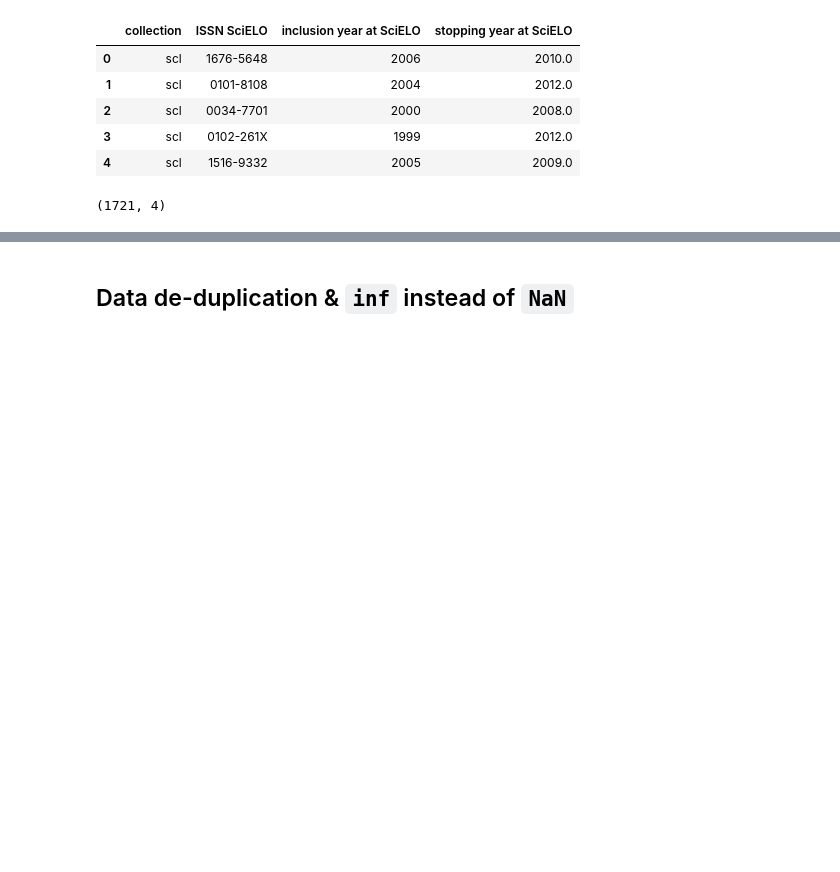
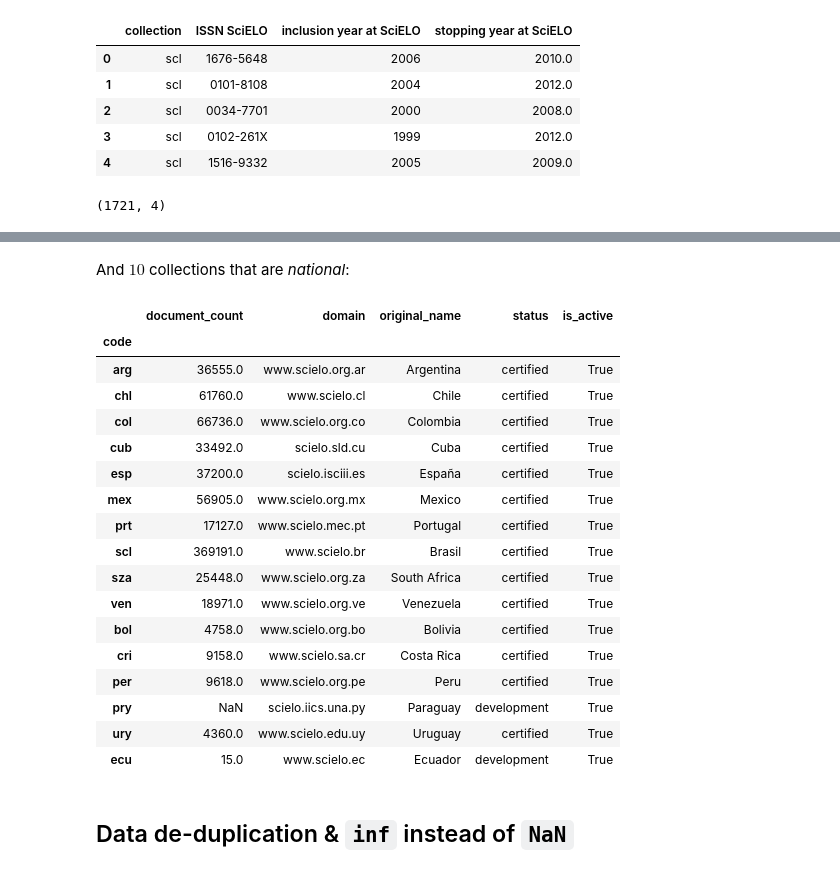
Before and after one commit to scieloorg/scielo20gt6, a Jupyter notebook: active_journals.ipynb, the cells around one changed output, grey strips where cells are left out. Drawn from its saved outputs; the diff is of its cells as text; code cells hidden in the pictures; blank space fills up the shorter version.

```diff
--- a/active_journals.ipynb
+++ b/active_journals.ipynb
@@ -84,0 +89,3 @@ journals[columns].shape
+# %%
+collections_info = pd.read_json("http://articlemeta.scielo.org/api/v1/collection/identifiers/")
+collections_info[collections_info["has_analytics"] & ~collections_info["is_active"]].code
@@ -84,0 +117,6 @@ journals[columns].shape
+# %%
+acolinfo = collections_info[collections_info["has_analytics"]] \
+                           [["code", "document_count", "domain",
+                             "original_name", "status", "is_active"]] \
+                           .set_index("code")
+acolinfo.loc[["psi", "rve", "rvt", "spa", "sss"]]
@@ -85,3 +131,26 @@ journals[columns].shape
+# %% [markdown]
+And $10$ collections that are *national*:
+# %%
+acolinfo.drop(["psi", "rve", "rvt", "spa", "sss"])
+# %% [output]
+|  | document_count | domain | original_name | status | is_active |
+| code |  |  |  |  |  |
+| arg | 36555.0 | www.scielo.org.ar | Argentina | certified | True |
+| chl | 61760.0 | www.scielo.cl | Chile | certified | True |
+| col | 66736.0 | www.scielo.org.co | Colombia | certified | True |
+| cub | 33492.0 | scielo.sld.cu | Cuba | certified | True |
+| esp | 37200.0 | scielo.isciii.es | España | certified | True |
+| mex | 56905.0 | www.scielo.org.mx | Mexico | certified | True |
+| prt | 17127.0 | www.scielo.mec.pt | Portugal | certified | True |
+| scl | 369191.0 | www.scielo.br | Brasil | certified | True |
+| sza | 25448.0 | www.scielo.org.za | South Africa | certified | True |
+| ven | 18971.0 | www.scielo.org.ve | Venezuela | certified | True |
+| bol | 4758.0 | www.scielo.org.bo | Bolivia | certified | True |
+| cri | 9158.0 | www.scielo.sa.cr | Costa Rica | certified | True |
+| per | 9618.0 | www.scielo.org.pe | Peru | certified | True |
+| pry | NaN | scielo.iics.una.py | Paraguay | development | True |
+| ury | 4360.0 | www.scielo.edu.uy | Uruguay | certified | True |
+| ecu | 15.0 | www.scielo.ec | Ecuador | development | True |
 # %% [markdown]
 ## Data de-duplication & `inf` instead of `NaN`
 # %% [markdown]
```
Also changed, not shown: parts of 9 cells of this notebook.
